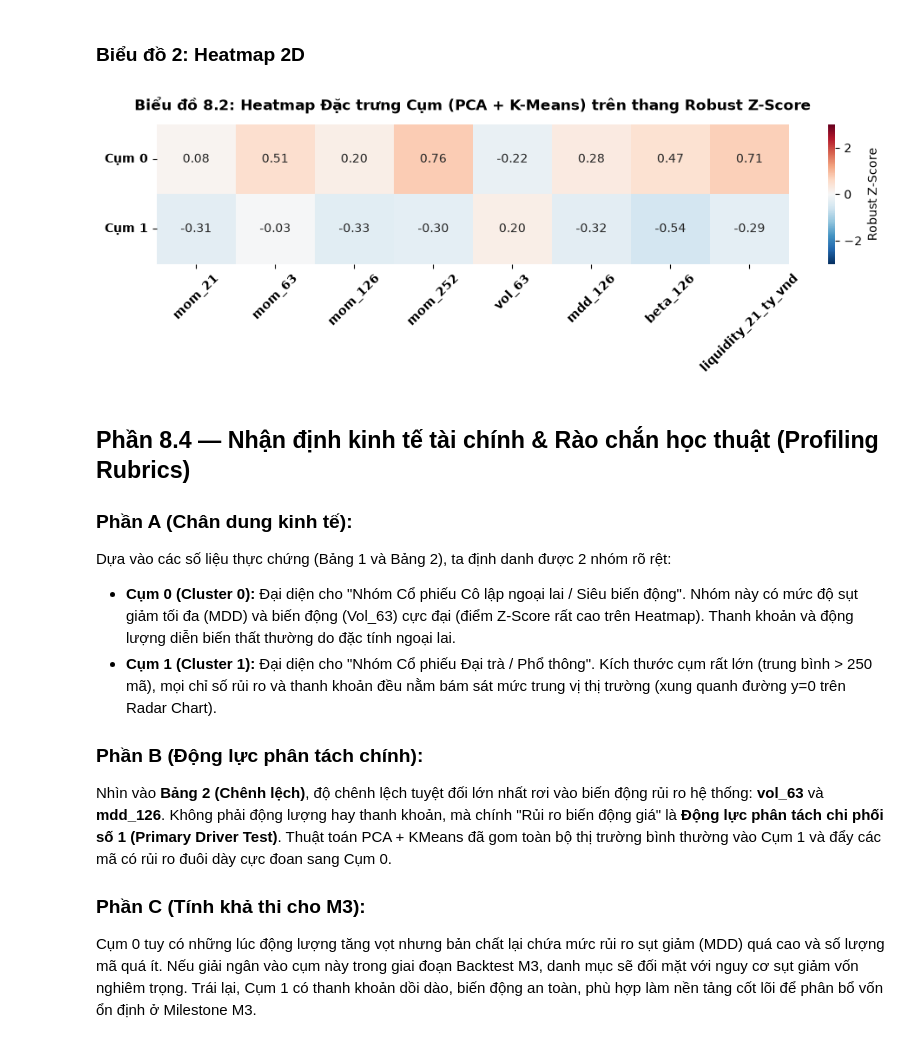
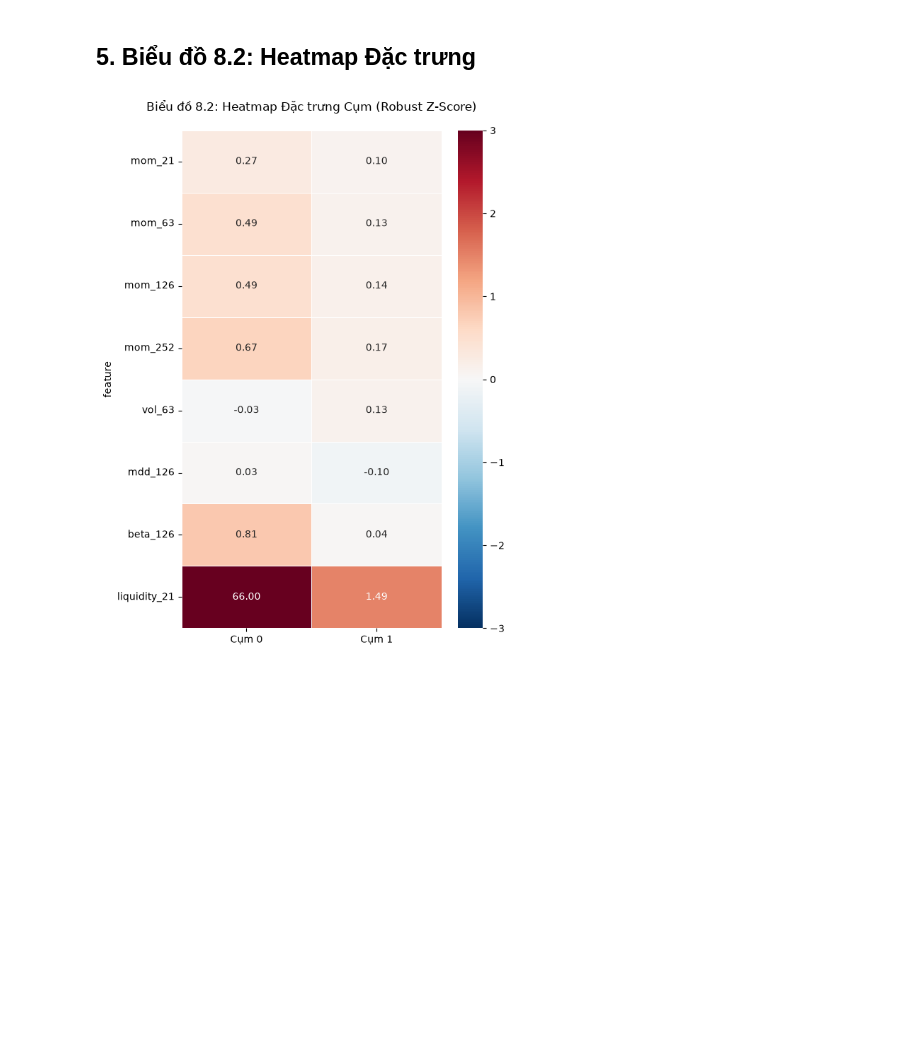
Before and after one commit to trongnguyen1010/Risk-Adjusted-Momentum-Clustering, a Jupyter notebook: M2/notebooks/08_cluster_profiling_pca_kmeans.ipynb, the cells around one changed output. Drawn from its saved outputs; the diff is of its cells as text; code cells hidden in the pictures; blank space fills up the shorter version.

Commit message:
fix(m2): resolve PCA-KMeans revision checklist (Z-score, contracts, formats)

```diff
--- a/M2/notebooks/08_cluster_profiling_pca_kmeans.ipynb
+++ b/M2/notebooks/08_cluster_profiling_pca_kmeans.ipynb
@@ -63,15 +43,0 @@ display(df_bang1)
-# %%
-# Bảng 2: So sánh đặc trưng Mean
-features_for_b2 = ['size', 'liquidity_21_ty_vnd', 'beta_126', 'vol_63', 'mdd_126', 'mom_21', 'mom_63', 'mom_126', 'mom_252']
-b2_rows = []
-for f in features_for_b2:
-    val0 = df_bang1.loc[0, f] # Mean Cụm 0
-    val1 = df_bang1.loc[2, f] # Mean Cụm 1
-    b2_rows.append({
-        'Đặc trưng': f,
-        'Cụm 0 (Mean)': val0,
-        'Cụm 1 (Mean)': val1,
-        'Chênh lệch (Cụm 0 - Cụm 1)': val0 - val1
-    })
-df_bang2 = pd.DataFrame(b2_rows)
-display(df_bang2)
@@ -185,35 +142,17 @@ plt.show()
 # %% [markdown]
-### Biểu đồ 2: Heatmap 2D
+## 5. Biểu đồ 8.2: Heatmap Đặc trưng
 # %%
-# Tính median toàn thời gian trên dữ liệu Robust Z-Score
-med_scaled_c0 = df_scaled[df_scaled['aligned_cluster_id']=='0'][radar_features].median().values
-med_scaled_c1 = df_scaled[df_scaled['aligned_cluster_id']=='1'][radar_features].median().values
+heatmap_data = df_scaled[radar_features].T
+heatmap_data.columns = ['Cụm 0', 'Cụm 1']
 
-matrix = np.vstack([np.clip(med_scaled_c0, -3, 3), np.clip(med_scaled_c1, -3, 3)])
+plt.figure(figsize=(6, 8))
+sns.heatmap(heatmap_data, annot=True, cmap='RdBu_r', center=0,
+            vmin=-3, vmax=3, fmt=".2f", linewidths=.5)
+plt.title('Biểu đồ 8.2: Heatmap Đặc trưng Cụm (Robust Z-Score)', pad=20)
+plt.yticks(rotation=0)
+plt.tight_layout()
 
-plt.figure(figsize=(10, 3.5))
-sns.heatmap(matrix, annot=True, fmt=".2f", cmap='RdBu_r', center=0, vmin=-3, vmax=3,
-            xticklabels=radar_features, yticklabels=['Cụm 0', 'Cụm 1'],
-            cbar_kws={'label': 'Robust Z-Score'})
-
-plt.title('Biểu đồ 8.2: Heatmap Đặc trưng Cụm (PCA + K-Means) trên thang Robust Z-Score', fontsize=12, fontweight='bold', pad=12)
-plt.xticks(fontsize=10, fontweight='bold', rotation=45)
-plt.yticks(fontsize=10, fontweight='bold', rotation=0)
-plt.tight_layout()
-plt.savefig(f'{out_dir}/heatmap.png', dpi=150, bbox_inches='tight')
+plt.savefig(f'{out_dir}/heatmap.png', dpi=300)
 plt.show()
 # %% [output]
-[figure, old version]
+[figure, new version]
-# %% [markdown]
-## Phần 8.4 — Nhận định kinh tế tài chính & Rào chắn học thuật (Profiling Rubrics)
-
-### Phần A (Chân dung kinh tế):
-Dựa vào các số liệu thực chứng (Bảng 1 và Bảng 2), ta định danh được 2 nhóm rõ rệt:
-- **Cụm 0 (Cluster 0):** Đại diện cho "Nhóm Cổ phiếu Cô lập ngoại lai / Siêu biến động". Nhóm này có mức độ sụt giảm tối đa (MDD) và biến động (Vol_63) cực đại (điểm Z-Score rất cao trên Heatmap). Thanh khoản và động lượng diễn biến thất thường do đặc tính ngoại lai.
-- **Cụm 1 (Cluster 1):** Đại diện cho "Nhóm Cổ phiếu Đại trà / Phổ thông". Kích thước cụm rất lớn (trung bình > 250 mã), mọi chỉ số rủi ro và thanh khoản đều nằm bám sát mức trung vị thị trường (xung quanh đường y=0 trên Radar Chart).
-
-### Phần B (Động lực phân tách chính):
-Nhìn vào **Bảng 2 (Chênh lệch)**, độ chênh lệch tuyệt đối lớn nhất rơi vào biến động rủi ro hệ thống: **vol_63** và **mdd_126**. Không phải động lượng hay thanh khoản, mà chính "Rủi ro biến động giá" là **Động lực phân tách chi phối số 1 (Primary Driver Test)**. Thuật toán PCA + KMeans đã gom toàn bộ thị trường bình thường vào Cụm 1 và đẩy các mã có rủi ro đuôi dày cực đoan sang Cụm 0.
-
-### Phần C (Tính khả thi cho M3):
-Cụm 0 tuy có những lúc động lượng tăng vọt nhưng bản chất lại chứa mức rủi ro sụt giảm (MDD) quá cao và số lượng mã quá ít. Nếu giải ngân vào cụm này trong giai đoạn Backtest M3, danh mục sẽ đối mặt với nguy cơ sụt giảm vốn nghiêm trọng. Trái lại, Cụm 1 có thanh khoản dồi dào, biến động an toàn, phù hợp làm nền tảng cốt lõi để phân bổ vốn ổn định ở Milestone M3.
```
Also changed, not shown: parts of 18 cells of this notebook, 12 other files.
